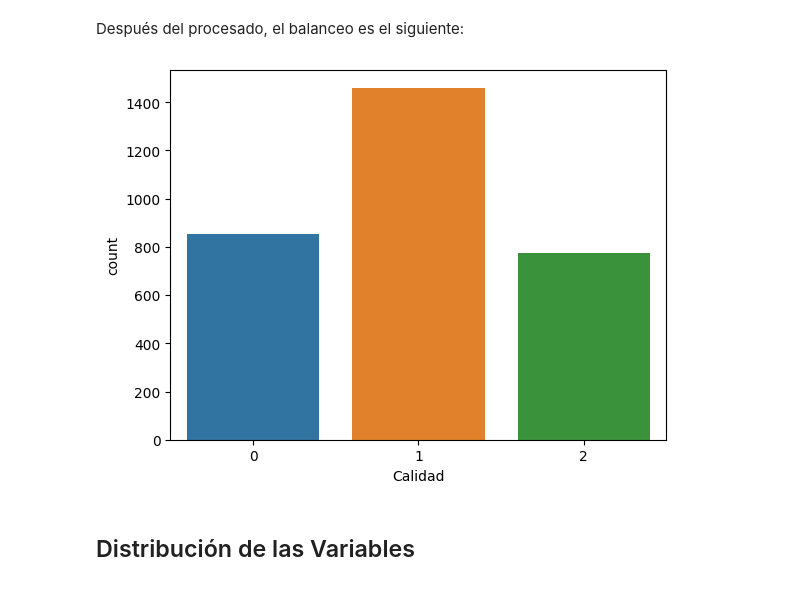
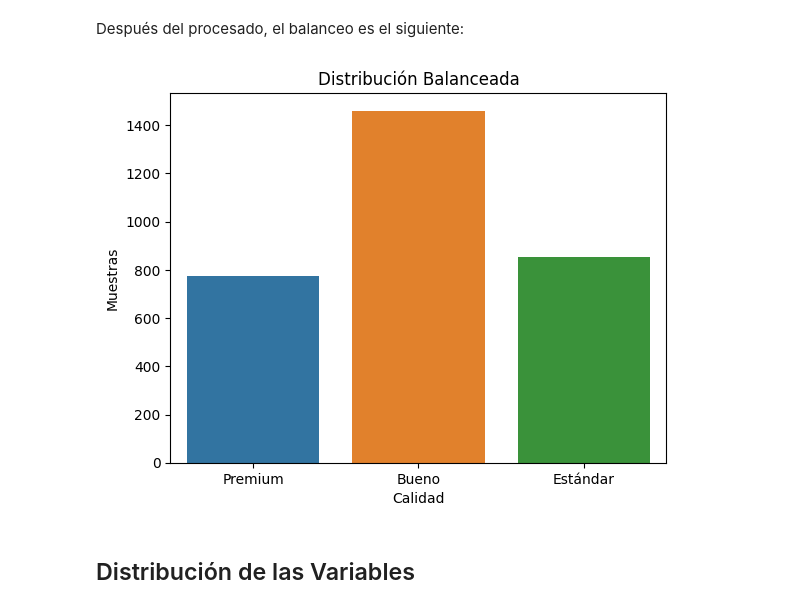
Before and after one commit to GiamoSalerno/Calidad_del_Cafe_ML, a Jupyter notebook: notebooks/01_EDA.ipynb, the cells around one changed output. Saved outputs shown, nothing was run; the diff lists cells and outputs as text; code cells hidden in the pictures.

```diff
--- a/notebooks/01_EDA.ipynb
+++ b/notebooks/01_EDA.ipynb
@@ -152,9 +174,15 @@ sns.countplot(data=arabica, x='Calidad');
 Después del procesado, el balanceo es el siguiente:
 # %%
 procesado = pd.read_csv('../data/processed/arabica_processed.csv')
-sns.countplot(data=procesado, x='Calidad');
+reverse = {0 : 'Estándar',
+           1: 'Bueno',
+           2: 'Premium'}
+procesado['Calidad'].replace(reverse, inplace=True)
+sns.countplot(data=procesado, x='Calidad')
+plt.title('Distribución Balanceada')
+plt.ylabel('Muestras');
 # %% [output]
-[figure, old version]
+[figure, new version]
 # %% [markdown]
 ## Distribución de las Variables
 # %%
```
Also changed, not shown: parts of 2 cells of this notebook, 2 other files.
